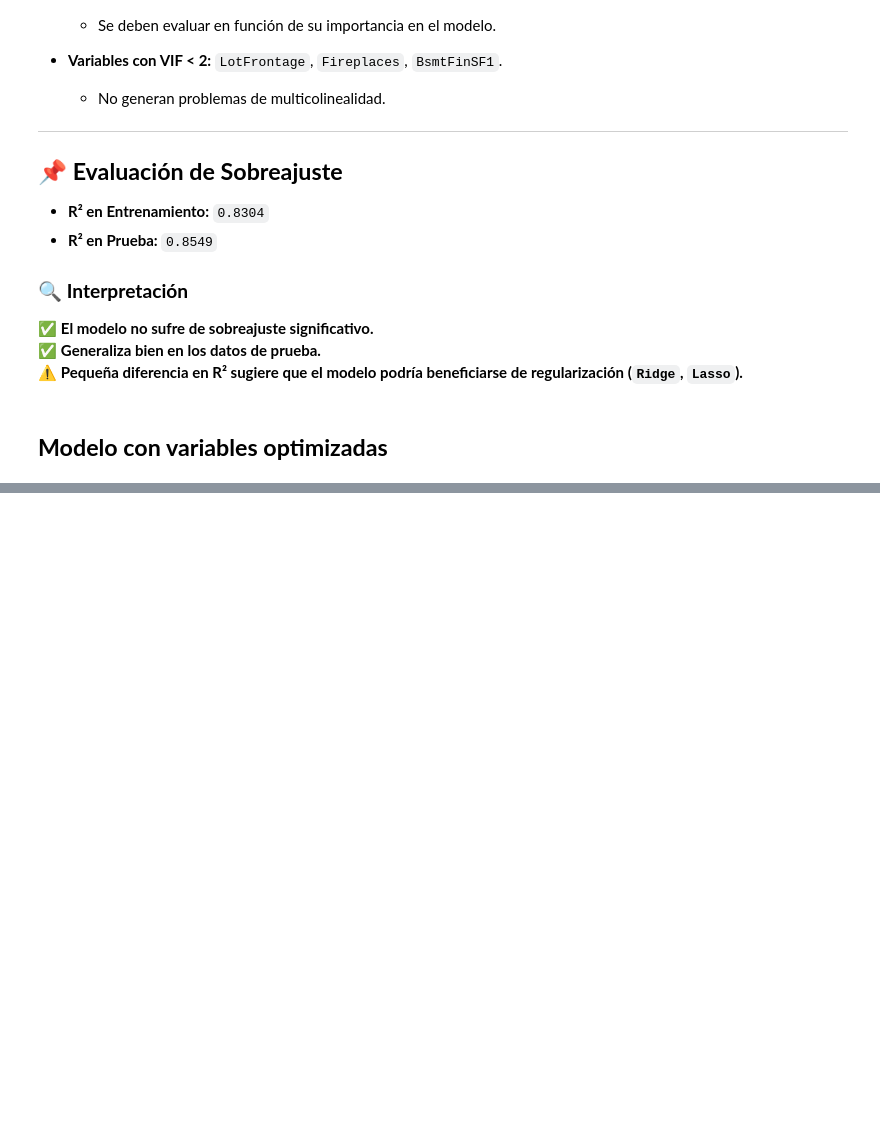
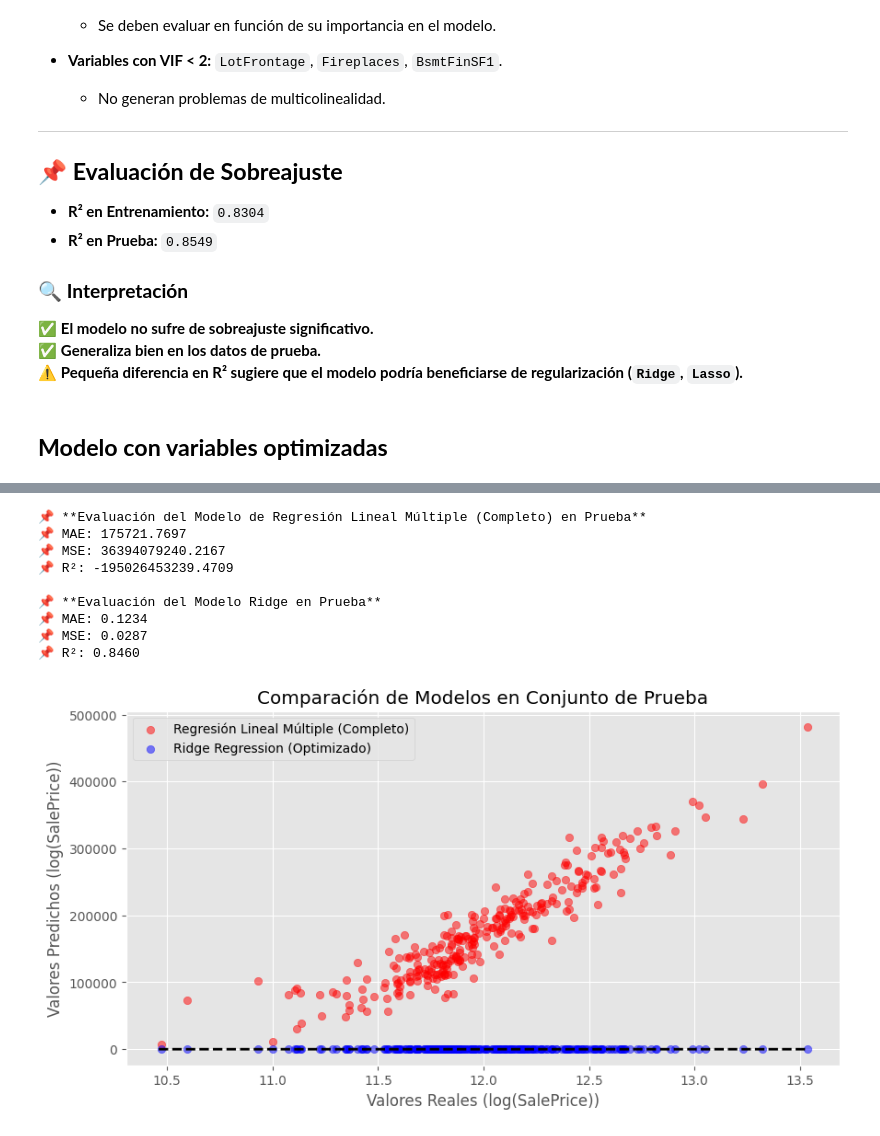
Before and after one commit to Hayser8/HT3MD, a Jupyter notebook: HT3.ipynb, the cells around one changed output, grey strips where cells are left out. Drawn from its saved outputs; the diff is of its cells as text; code cells hidden in the pictures; blank space fills up the shorter version.

Commit message:
Análisis completo finalizado

```diff
--- a/HT3.ipynb
+++ b/HT3.ipynb
@@ -1200,0 +1245,80 @@ NameError: name 'X_test_multi' is not defined
+# %%
+from sklearn.model_selection import train_test_split
+from sklearn.metrics import mean_absolute_error, mean_squared_error, r2_score
+import numpy as np
+import matplotlib.pyplot as plt
+import seaborn as sns
+
+features_full = [
+    "OverallQual", "GrLivArea", "GarageCars", "GarageArea", "TotalBsmtSF",
+    "1stFlrSF", "FullBath", "TotRmsAbvGrd", "YearBuilt", "YearRemodAdd",
+    "GarageYrBlt", "MasVnrArea", "Fireplaces", "BsmtFinSF1", "LotFrontage"
+]
+
+X_full = train_df[features_full]
+y_full = np.log1p(train_df["SalePrice"])
+
+X_train_full, X_test_full, y_train_full, y_test_full = train_test_split(
+    X_full, y_full, test_size=0.2, random_state=42
+)
+
+X_train_full.fillna(X_train_full.median(), inplace=True)
+X_test_full.fillna(X_train_full.median(), inplace=True)
+
+y_test_pred_full = model_multi.predict(X_test_full)
+
+mse_test_full = mean_squared_error(y_test_full, y_test_pred_full)
+mae_test_full = mean_absolute_error(y_test_full, y_test_pred_full)
+r2_test_full = r2_score(y_test_full, y_test_pred_full)
+
+print("\n📌 **Evaluación del Modelo de Regresión Lineal Múltiple (Completo) en Prueba**")
+print(f"📌 MAE: {mae_test_full:.4f}")
+print(f"📌 MSE: {mse_test_full:.4f}")
+print(f"📌 R²: {r2_test_full:.4f}")
+
+selected_features = [
+    "OverallQual", "GrLivArea", "TotalBsmtSF", "FullBath", "YearBuilt",
+    "GarageCars", "Fireplaces", "MasVnrArea", "BsmtFinSF1", "LotFrontage"
+]
+
+X_opt = train_df[selected_features]
+y_opt = np.log1p(train_df["SalePrice"])
+
+X_train_opt, X_test_opt, y_train_opt, y_test_opt = train_test_split(
+    X_opt, y_opt, test_size=0.2, random_state=42
+)
+
+X_train_opt.fillna(X_train_opt.median(), inplace=True)
+X_test_opt.fillna(X_train_opt.median(), inplace=True)
+
+y_test_pred_ridge = ridge_model.predict(X_test_opt)
+
+mse_test_ridge = mean_squared_error(y_test_opt, y_test_pred_ridge)
+mae_test_ridge = mean_absolute_error(y_test_opt, y_test_pred_ridge)
+r2_test_ridge = r2_score(y_test_opt, y_test_pred_ridge)
+
+print("\n📌 **Evaluación del Modelo Ridge en Prueba**")
+print(f"📌 MAE: {mae_test_ridge:.4f}")
+print(f"📌 MSE: {mse_test_ridge:.4f}")
+print(f"📌 R²: {r2_test_ridge:.4f}")
+
+plt.figure(figsize=(10, 5))
+plt.scatter(y_test_full, y_test_pred_full, label="Regresión Lineal Múltiple (Completo)", alpha=0.5, color="red")
+plt.scatter(y_test_opt, y_test_pred_ridge, label="Ridge Regression (Optimizado)", alpha=0.5, color="blue")
+plt.plot([min(y_full), max(y_full)], [min(y_full), max(y_full)], "--", color="black", linewidth=2)
+plt.xlabel("Valores Reales (log(SalePrice))")
+plt.ylabel("Valores Predichos (log(SalePrice))")
+plt.title("Comparación de Modelos en Conjunto de Prueba")
+plt.legend()
+plt.show()
+# %% [output]
+📌 **Evaluación del Modelo de Regresión Lineal Múltiple (Completo) en Prueba**
+📌 MAE: 175721.7697
+📌 MSE: 36394079240.2167
+📌 R²: -195026453239.4709
+
+📌 **Evaluación del Modelo Ridge en Prueba**
+📌 MAE: 0.1234
+📌 MSE: 0.0287
+📌 R²: 0.8460
+[figure, added]
```
Also changed, not shown: parts of 3 cells of this notebook.
